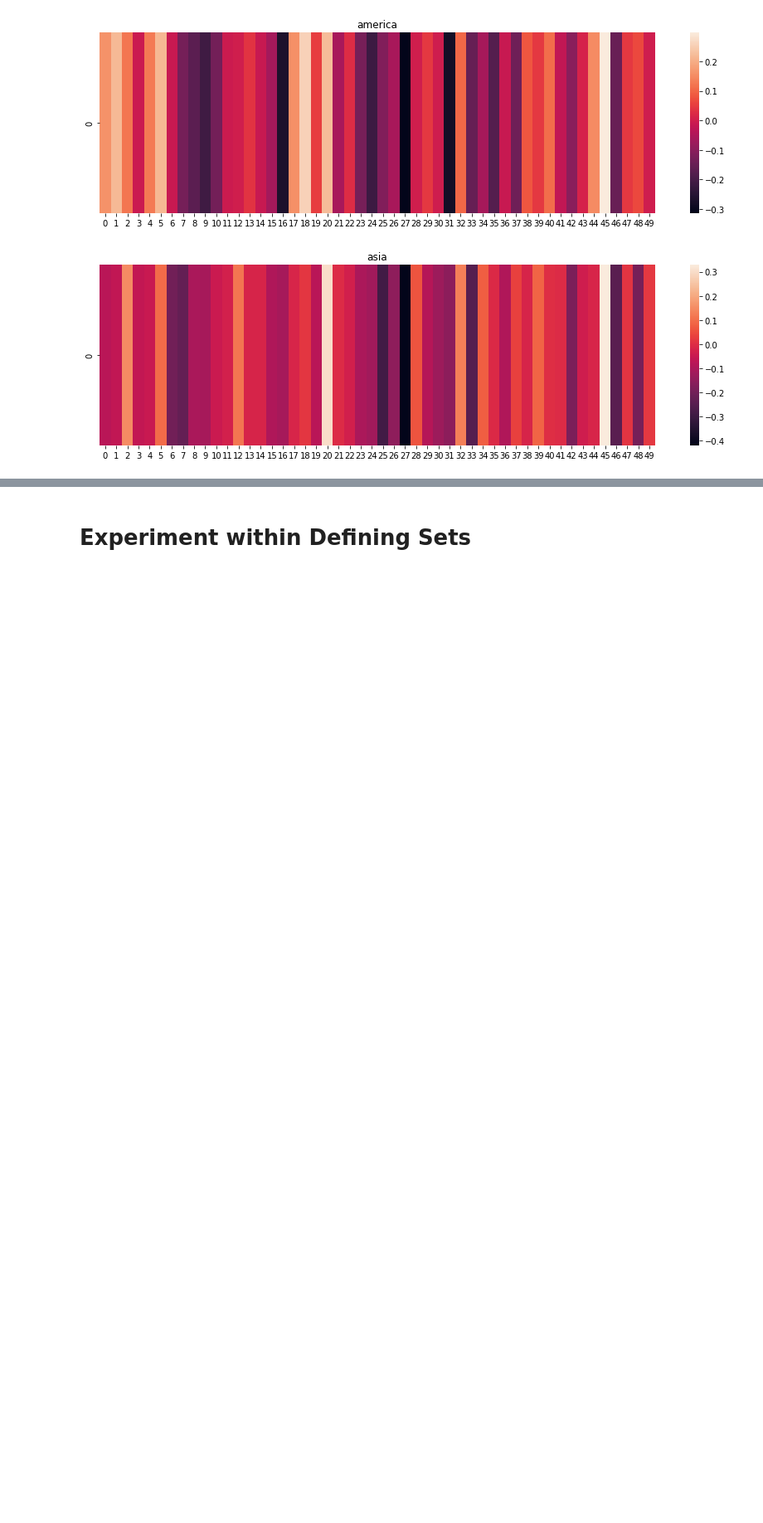
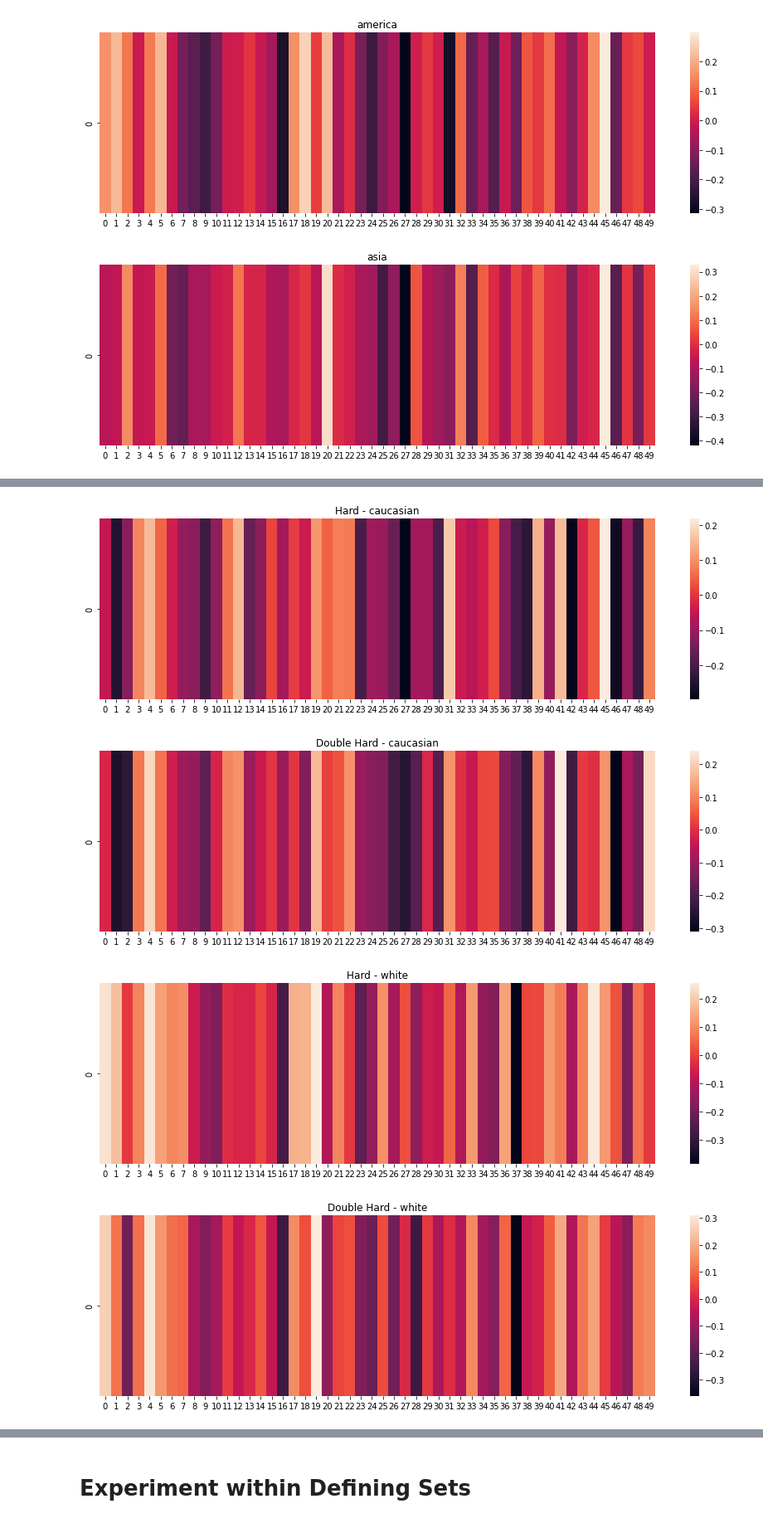
Before and after one commit to YolandaMDavis/DoubleHardMulticlass, a Jupyter notebook: hard-debias-experiment.ipynb, the cells around one changed output, grey strips where cells are left out. Shown at 83% size. Drawn from its saved outputs; the diff is of its cells as text; code cells hidden in the pictures; blank space fills up the shorter version.

```diff
--- a/hard-debias-experiment.ipynb
+++ b/hard-debias-experiment.ipynb
@@ -301,0 +281,20 @@ for attr in targets:
+# %%
+# Analysis of Caucasian, White, America, American, Europe
+
+reviewed_races = ['caucasian','white','america','europe']
+
+for attr in reviewed_races:
+    fig, ax = plt.subplots()
+    fig.set_figwidth(15)
+    ax.title.set_text('Hard - '+attr)
+    sns.heatmap([wv_hd[attr]])
+
+    fig, ax = plt.subplots()
+    fig.set_figwidth(15)
+    ax.title.set_text('Double Hard - '+attr)
+    sns.heatmap([wv_dhd[attr]])
+# %% [output]
+[figure, added]
+[figure, added]
+[figure, added]
+[figure, added]
```
Also changed, not shown: parts of 20 cells of this notebook.
